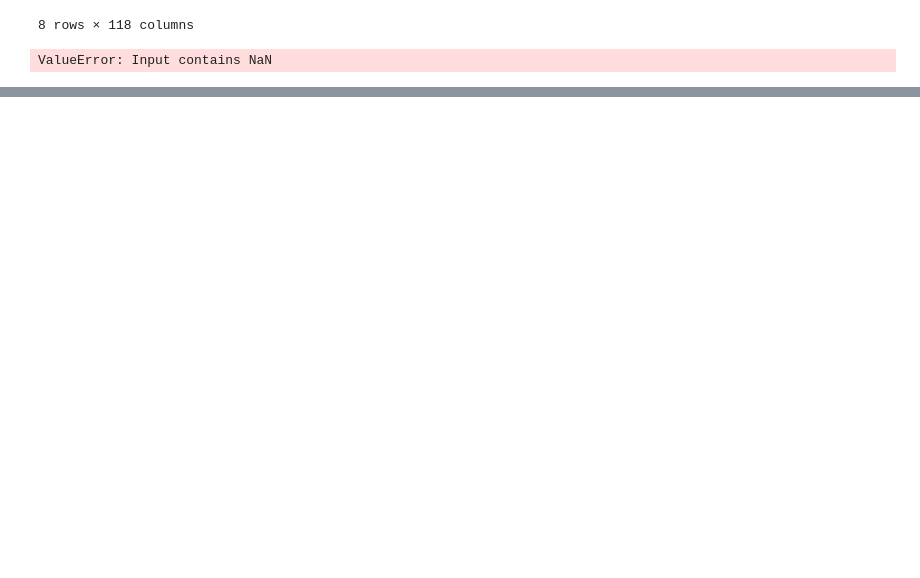
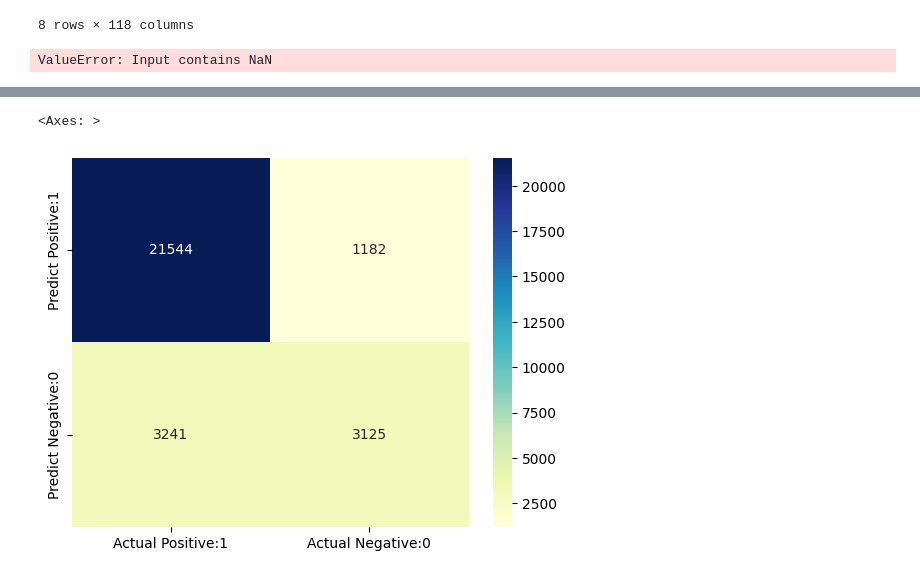
Before and after one commit to McLight-Note/Machine_Learning_Programming, a Jupyter notebook: 6-Lesson/Assignment.ipynb, the cells around one changed output, grey strips where cells are left out. Cells and saved outputs as stored; diff of their text form; code cells hidden in the pictures; blank space fills up the shorter version.

```diff
--- a/6-Lesson/Assignment.ipynb
+++ b/6-Lesson/Assignment.ipynb
@@ -1248,0 +1362,14 @@ ValueError: Input contains NaN
+# %%
+import category_encoders as ce
+
+# Initialize one-hot encoder
+encoder = ce.OneHotEncoder(use_cat_names=True)
+
+# Fit on training data and transform both train and test
+X_train = encoder.fit_transform(X_train)
+X_test = encoder.transform(X_test)
+# %%
+from sklearn.linear_model import LogisticRegression
+
+logreg = LogisticRegression(solver='liblinear', random_state=0)
+logreg.fit(X_train, y_train)
@@ -1248,0 +1378,4 @@ ValueError: Input contains NaN
+# %%
+y_pred_test = logreg.predict(X_test)
+
+y_pred_test
@@ -1248,0 +1481,10 @@ ValueError: Input contains NaN
+# %%
+# Print the Confusion Matrix and slice it into four pieces
+from sklearn.metrics import confusion_matrix
+
+cm = confusion_matrix(y_test, y_pred_test)
+print('Confusion matrix\n\n', cm)
+print('\nTrue Positives(TP) = ', cm[0,0])
+print('\nTrue Negatives(TN) = ', cm[1,1])
+print('\nFalse Positives(FP) = ', cm[0,1])
+print('\nFalse Negatives(FN) = ', cm[1,0])
@@ -1248,0 +1504,10 @@ ValueError: Input contains NaN
+# %%
+# visualize confusion matrix with seaborn heatmap
+
+cm_matrix = pd.DataFrame(data=cm, columns=['Actual Positive:1', 'Actual Negative:0'],
+                                 index=['Predict Positive:1', 'Predict Negative:0'])
+
+sns.heatmap(cm_matrix, annot=True, fmt='d', cmap='YlGnBu')
+# %% [output]
+<Axes: >
+[figure, added]
```
Also changed, not shown: parts of 44 cells of this notebook, 1 other file.
